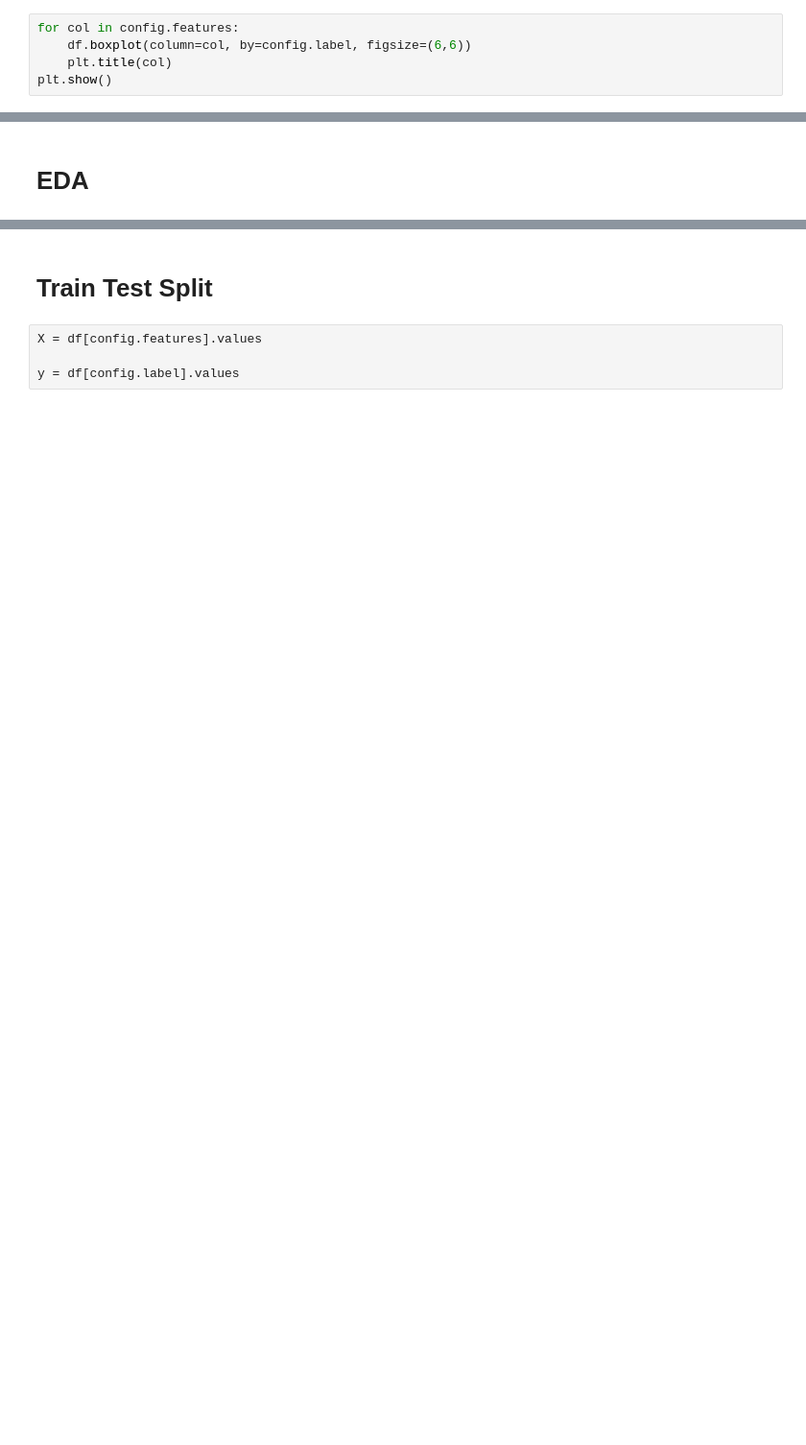
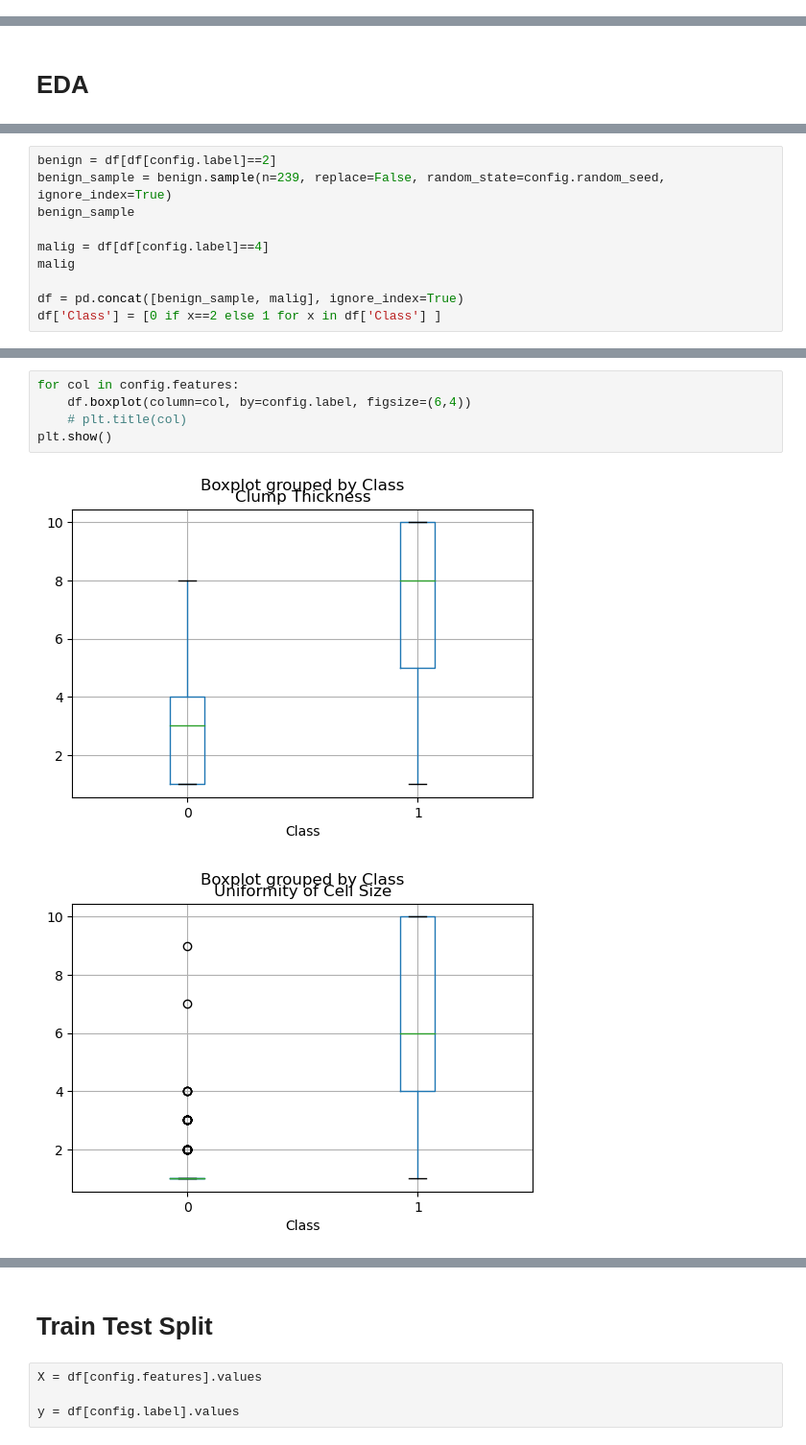
Before and after one commit to chankeith96/supervised_learning_experiments, a Jupyter notebook: 01_supervised_learning.ipynb, the cells around one changed output, grey strips where cells are left out. Shown at 96% size. Cells and saved outputs as stored; diff of their text form; blank space fills up the shorter version.

```diff
--- a/01_supervised_learning.ipynb
+++ b/01_supervised_learning.ipynb
@@ -55,5 +86,0 @@ config.features
-# %%
-for col in config.features:
-    df.boxplot(column=col, by=config.label, figsize=(6,6))
-    plt.title(col)
-plt.show()
@@ -108,0 +153,10 @@ memory usage: 1.1 MB
+# %%
+benign = df[df[config.label]==2]
+benign_sample = benign.sample(n=239, replace=False, random_state=config.random_seed, ignore_index=True)
+benign_sample
+
+malig = df[df[config.label]==4]
+malig
+
+df = pd.concat([benign_sample, malig], ignore_index=True)
+df['Class'] = [0 if x==2 else 1 for x in df['Class'] ]
@@ -108,0 +191,8 @@ memory usage: 1.1 MB
+# %%
+for col in config.features:
+    df.boxplot(column=col, by=config.label, figsize=(6,4))
+    # plt.title(col)
+plt.show()
+# %% [output]
+[figure, new version]
+[figure, new version]
```
Also changed, not shown: parts of 65 cells of this notebook, 24 other files.
